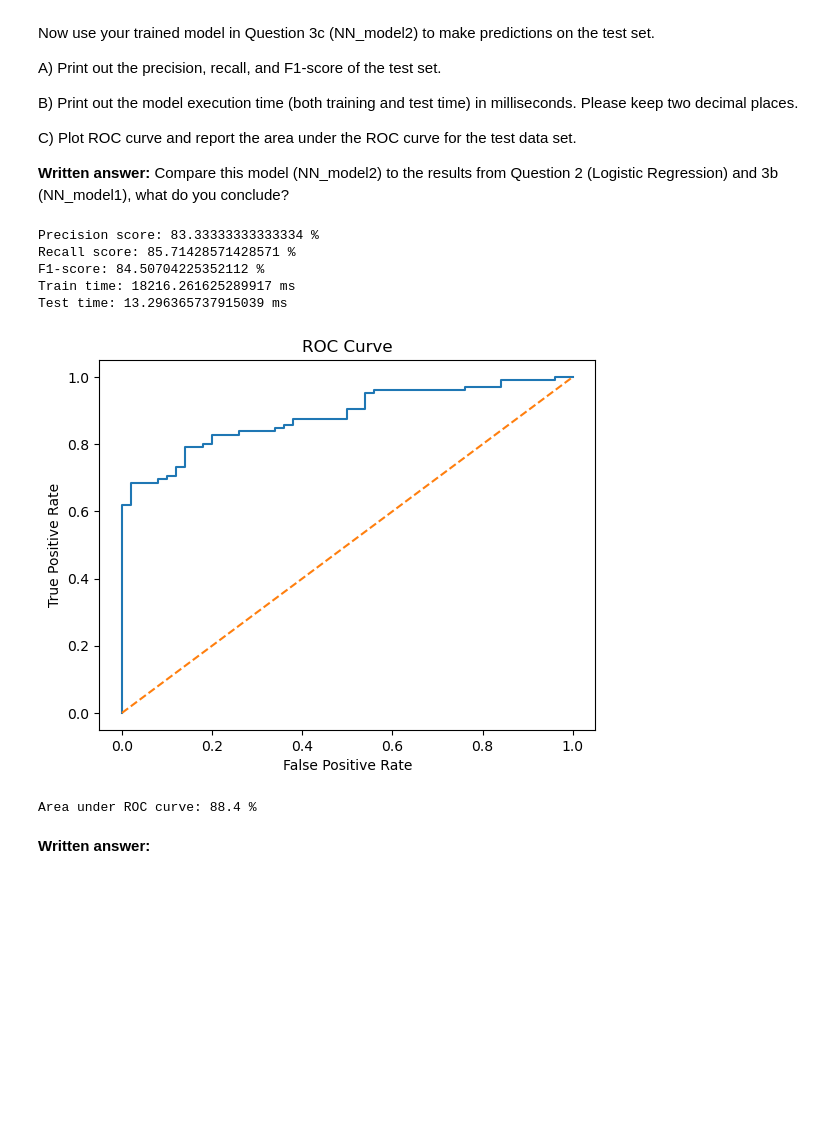
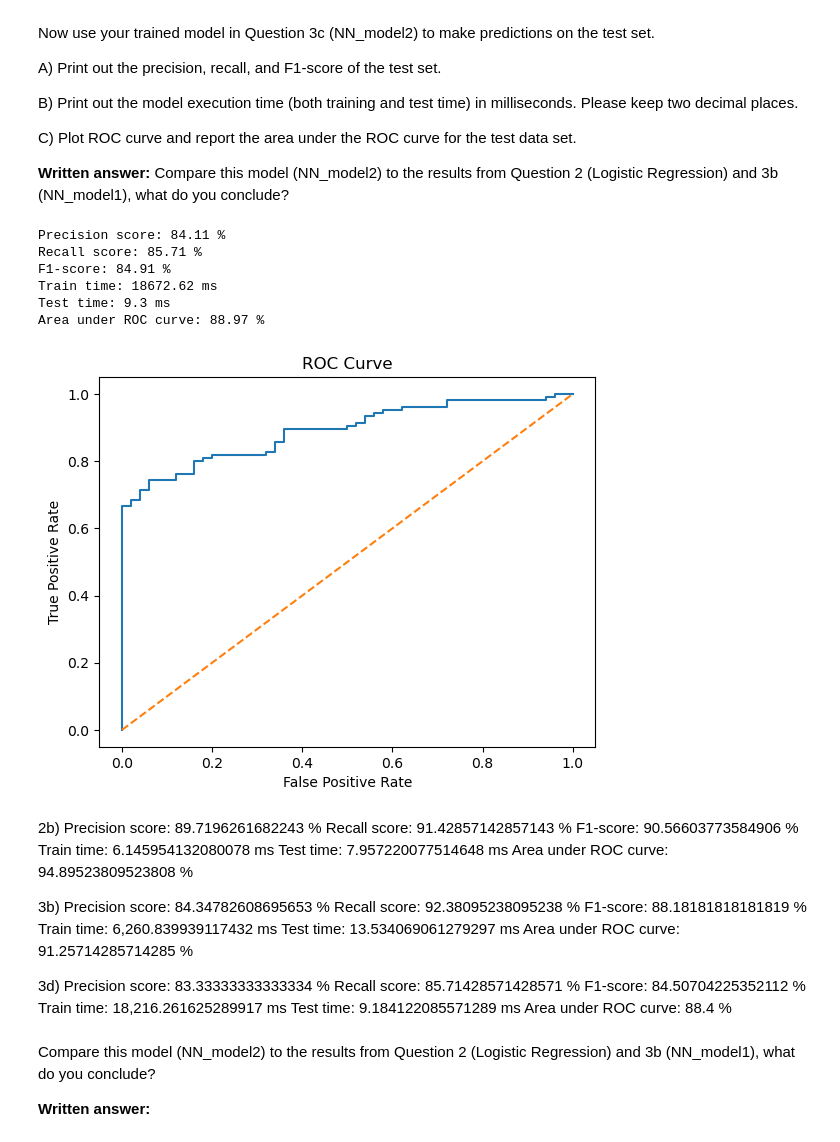
Before and after one commit to aabusha3/Neural-Network_DS3000-7, a Jupyter notebook: aabusha3_Assignment_7.ipynb, the cells around one changed output. Cells and saved outputs as stored; diff of their text form; code cells hidden in the pictures; blank space fills up the shorter version.

```diff
--- a/aabusha3_Assignment_7.ipynb
+++ b/aabusha3_Assignment_7.ipynb
@@ -291,7 +288,7 @@ for i in range(num_iterations):
     losses.append(loss.item())
 
 end = time.time()
-train_time_NN_2 = end - start
+train_time = end - start
 
 plt.plot(range(num_iterations), losses)
 plt.title('Loss vs. Iterations')
@@ -312,45 +309,71 @@ C) Plot ROC curve and report the area under the ROC curve for the test data set.
 
 __Written answer:__ Compare this model (NN_model2) to the results from Question 2 (Logistic Regression) and 3b (NN_model1), what do you conclude?
 # %%
+softmaxer = torch.nn.Softmax(dim=1)
 start = time.time()
 Xtest_tensor = torch.tensor(Xtest_scaled)
 ypred = NN_model_2(Xtest_tensor)
 ypred_proba = softmaxer(ypred)
 ypred = torch.argmax(ypred, dim=1)
 ypred=ypred.detach().numpy()
 
 precision = precision_score(ytest, ypred)
 recall = recall_score(ytest, ypred)
 f1 = f1_score(ytest, ypred)
 end = time.time()
-test_time_NN_2 = end - start
+test_time = end - start
 
-print('Precision score:', precision*100,'%')
-print('Recall score:', recall*100,'%')
-print('F1-score:', f1*100,'%')
+print('Precision score:', round(precision*100, 2),'%')
+print('Recall score:', round(recall*100, 2),'%')
+print('F1-score:', round(f1*100, 2),'%')
 
-print('Train time:', train_time_NN_2*1000,'ms')
-print('Test time:', test_time_NN_2*1000,'ms')
+print('Train time:', round(train_time*1000, 2),'ms')
+print('Test time:', round(test_time*1000, 2),'ms')
 
 ypred_proba=ypred_proba.detach().numpy()[:,1]
 fpr, tpr, thresholds = roc_curve(ytest, ypred_proba)
 auc = roc_auc_score(ytest, ypred_proba)
 
+print('Area under ROC curve:', round(auc*100, 2),'%')
 plt.plot(fpr, tpr, 'tab:blue')
 plt.plot([0, 1], [0, 1],'--', color='tab:orange')
 plt.title('ROC Curve')
 plt.xlabel('False Positive Rate')
 plt.ylabel('True Positive Rate')
 plt.show()
-
-print('Area under ROC curve:', auc*100,'%')
 # %% [output]
-Precision score: 83.33333333333334 %
-Recall score: 85.71428571428571 %
-F1-score: 84.50704225352112 %
-Train time: 18216.261625289917 ms
-Test time: 13.296365737915039 ms
+Precision score: 84.11 %
+Recall score: 85.71 %
+F1-score: 84.91 %
+Train time: 18672.62 ms
+Test time: 9.3 ms
+Area under ROC curve: 88.97 %
-[figure, old version]
+[figure, new version]
-Area under ROC curve: 88.4 %
-# %% [markdown]
-__Written answer:__
+# %% [markdown]
+2b)
+Precision score: 89.7196261682243 %
+Recall score: 91.42857142857143 %
+F1-score: 90.56603773584906 %
+Train time: 6.145954132080078 ms
+Test time: 7.957220077514648 ms
+Area under ROC curve: 94.89523809523808 %
+
+3b)
+Precision score: 84.34782608695653 %
+Recall score: 92.38095238095238 %
+F1-score: 88.18181818181819 %
+Train time: 6,260.839939117432 ms
+Test time: 13.534069061279297 ms
+Area under ROC curve: 91.25714285714285 %
+
+3d)
+Precision score: 83.33333333333334 %
+Recall score: 85.71428571428571 %
+F1-score: 84.50704225352112 %
+Train time: 18,216.261625289917 ms
+Test time: 9.184122085571289 ms
+Area under ROC curve: 88.4 %
+# %% [markdown]
+Compare this model (NN_model2) to the results from Question 2 (Logistic Regression) and 3b (NN_model1), what do you conclude?
+
+__Written answer:__
```
Also changed, not shown: parts of 5 cells of this notebook.
